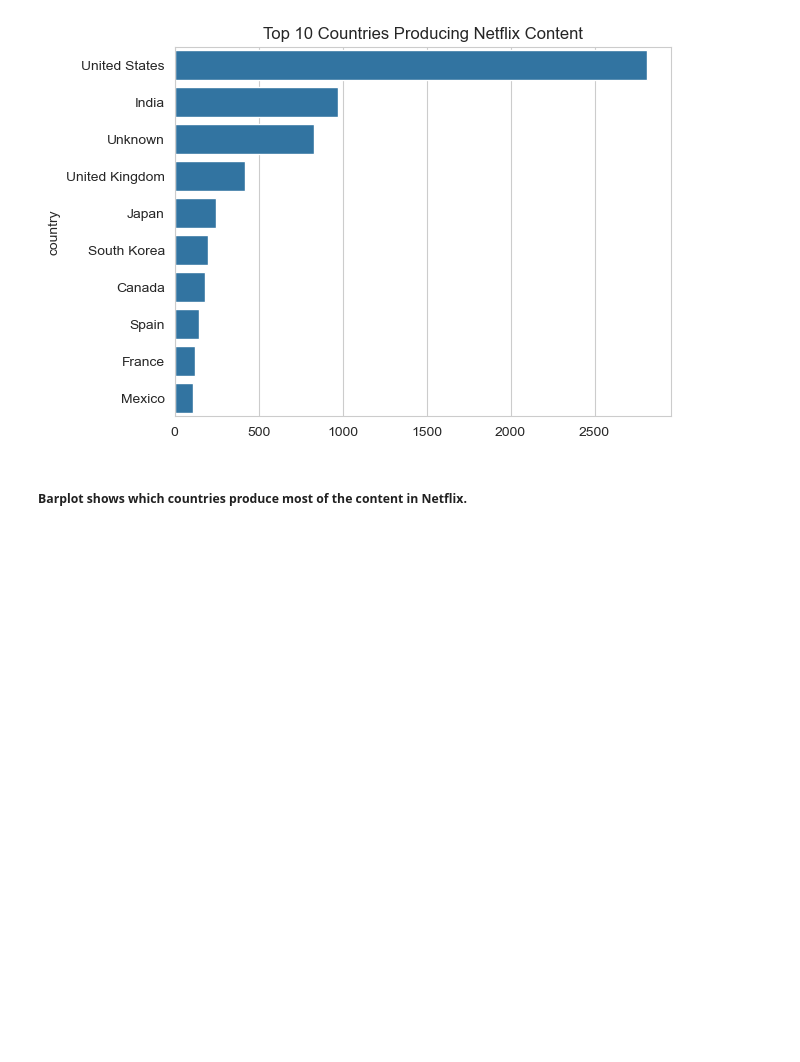
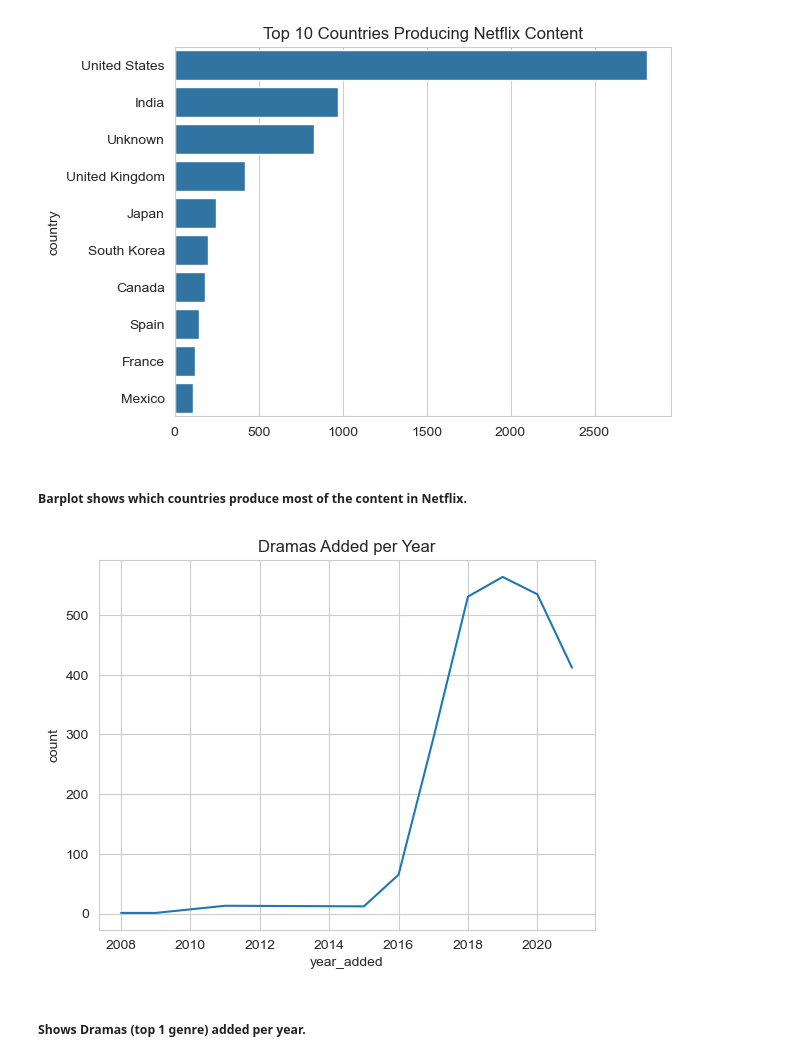
Before and after one commit to rankkua/Nf-EDA, a Jupyter notebook: netflix-eda.ipynb, the cells around one changed output. Drawn from its saved outputs; the diff is of its cells as text; code cells hidden in the pictures; blank space fills up the shorter version.

```diff
--- a/netflix-eda.ipynb
+++ b/netflix-eda.ipynb
@@ -162,3 +169,14 @@ plt.show()
 [figure]
 # %% [markdown]
 ##### Barplot shows which countries produce most of the content in Netflix.
+# %%
+genre_year = df_genres.groupby(['year_added', 'genres']).size().reset_index(name='count')
+
+dramas_trend = genre_year[genre_year['genres'] == 'Dramas']
+sns.lineplot(data=dramas_trend, x='year_added', y='count')
+plt.title("Dramas Added per Year")
+plt.show()
+# %% [output]
+[figure, added]
+# %% [markdown]
+##### Shows Dramas (top 1 genre) added per year.
```
Also changed, not shown: parts of 3 cells of this notebook.
